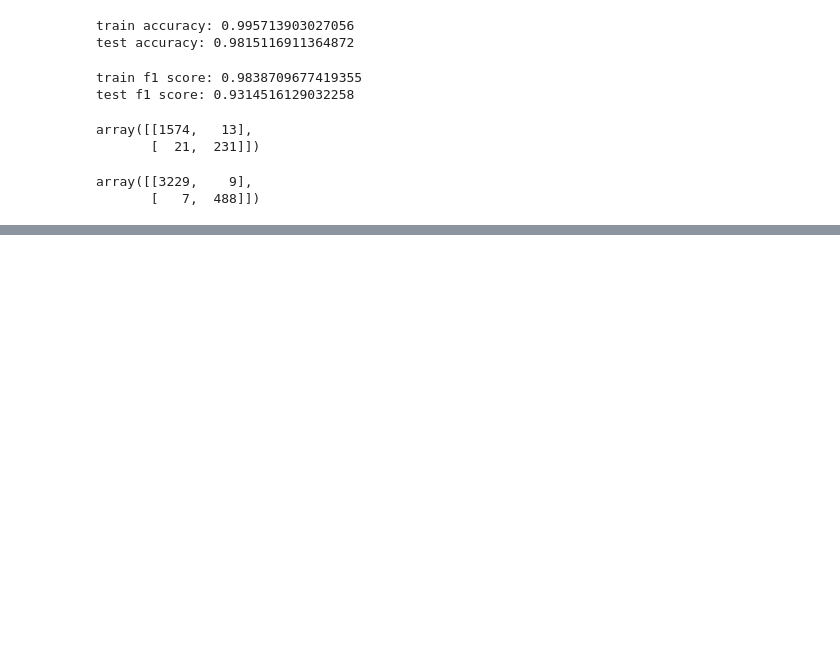
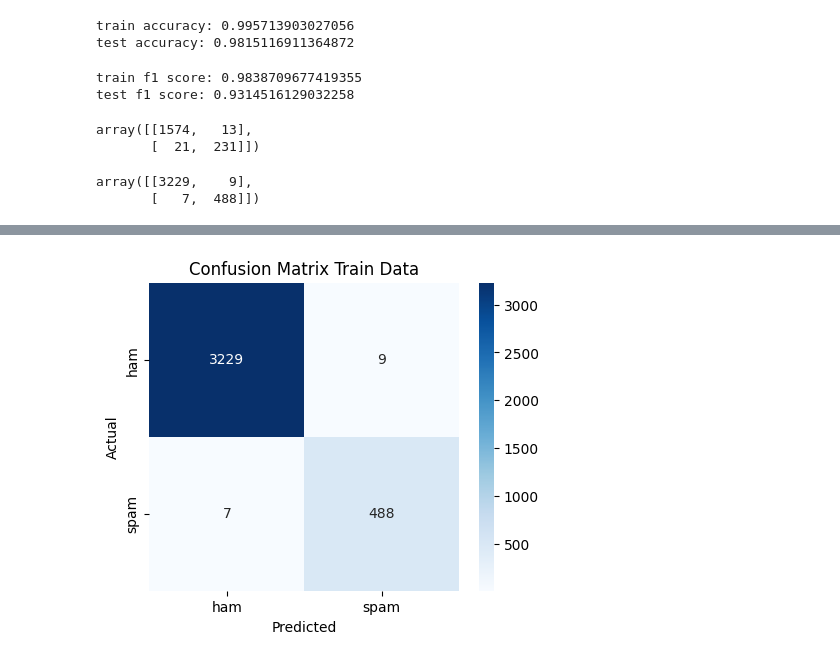
Before and after one commit to beyondAnalysIs/Procesamiento_de_Lenguaje_Natural_NLP, a Jupyter notebook: deteccion_spam/deteccion_spam.ipynb, the cells around one changed output, grey strips where cells are left out. Saved outputs shown, nothing was run; the diff lists cells and outputs as text; code cells hidden in the pictures; blank space fills up the shorter version.

```diff
--- a/deteccion_spam/deteccion_spam.ipynb
+++ b/deteccion_spam/deteccion_spam.ipynb
@@ -198,0 +202,12 @@ def plot_cm(cm, title='Confusion Matrix', labels=['ham', 'spam']):
+# %%
+# graficar matrix de confusion para datos de entrenamiento
+def plot_cm(cm, title='Confusion Matrix', labels=['ham', 'spam']):
+    plt.figure(figsize=(5,4))
+    sns.heatmap(cm, annot=True, fmt='d', cmap='Blues', xticklabels=labels, yticklabels=labels)
+    plt.ylabel('Actual')
+    plt.xlabel('Predicted')
+    plt.title(title)
+    plt.show()
+plot_cm(cm_train, title='Confusion Matrix Train Data')
+# %% [output]
+[figure, added]
```
Also changed, not shown: parts of 1 cell of this notebook.
